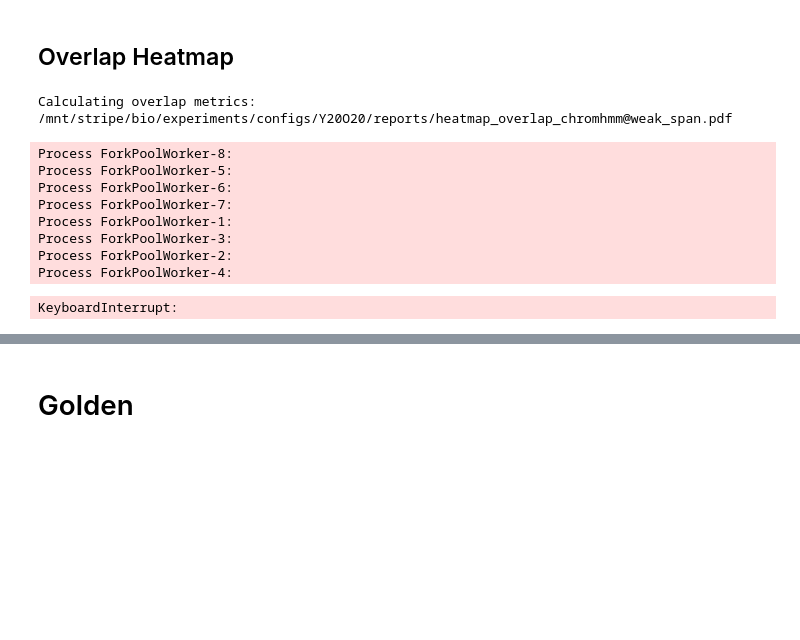
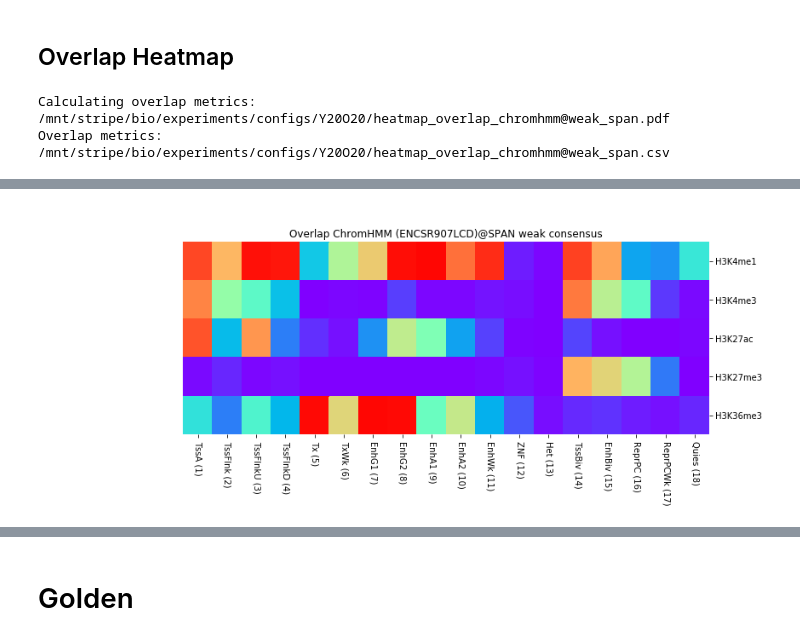
Before and after one commit to JetBrains-Research/washu, a Jupyter notebook: downstream/notebooks/Figure6 chromhmm_overlap.ipynb, the cells around one changed output, grey strips where cells are left out. Drawn from its saved outputs; the diff is of its cells as text; code cells hidden in the pictures; blank space fills up the shorter version.

```diff
--- a/downstream/notebooks/Figure6 chromhmm_overlap.ipynb
+++ b/downstream/notebooks/Figure6 chromhmm_overlap.ipynb
@@ -104,10 +105,9 @@ chromhmm_labels
 
 ## SPAN Tuned
 # %%
-zinbra_weak_cons_path = loi_path / "weak_consensus"
-
-zinbra_paths = [zinbra_weak_cons_path / "{}_span_weak_consensus.bed".format(h) for h in hists]
-zinbra_paths
+span_weak_cons_path = loi_path / "weak_consensus"
+span_paths = [span_weak_cons_path / "{}_span_weak_consensus.bed".format(h) for h in hists]
+span_paths
 # %% [output]
 [PosixPath('/mnt/stripe/bio/experiments/configs/Y20O20/loci_of_interest/weak_consensus/H3K4me1_span_weak_consensus.bed'),
  PosixPath('/mnt/stripe/bio/experiments/configs/Y20O20/loci_of_interest/weak_consensus/H3K4me3_span_weak_consensus.bed'),
@@ -117,20 +117,12 @@ zinbra_paths
 # %% [markdown]
 ## Overlap Heatmap
 # %%
-result_pdf_path = data_root / "reports/heatmap_overlap_chromhmm@weak_span.pdf"
+result_pdf_path = data_root / "heatmap_overlap_chromhmm@weak_span.pdf"
 
 build_overlap_metrics(
     result_pdf_path, 'Overlap {}@SPAN weak consensus'.format(chromhmm_title),
-    chromhmm_paths, chromhmm_labels, zinbra_paths, hists,
+    chromhmm_paths, chromhmm_labels, span_paths, hists,
     transpose=True, figsize=(18, 6))
 # %% [output]
-Calculating overlap metrics: /mnt/stripe/bio/experiments/configs/Y20O20/reports/heatmap_overlap_chromhmm@weak_span.pdf
+Calculating overlap metrics: /mnt/stripe/bio/experiments/configs/Y20O20/heatmap_overlap_chromhmm@weak_span.pdf
+Overlap metrics: /mnt/stripe/bio/experiments/configs/Y20O20/heatmap_overlap_chromhmm@weak_span.csv
-Process ForkPoolWorker-8:
-Process ForkPoolWorker-5:
-Process ForkPoolWorker-6:
-Process ForkPoolWorker-7:
-Process ForkPoolWorker-1:
-Process ForkPoolWorker-3:
-Process ForkPoolWorker-2:
-Process ForkPoolWorker-4:
-KeyboardInterrupt:
@@ -137 +135,2 @@ KeyboardInterrupt:
+[figure, added]
 # %%
```
Also changed, not shown: parts of 12 cells of this notebook, 10 other files.
